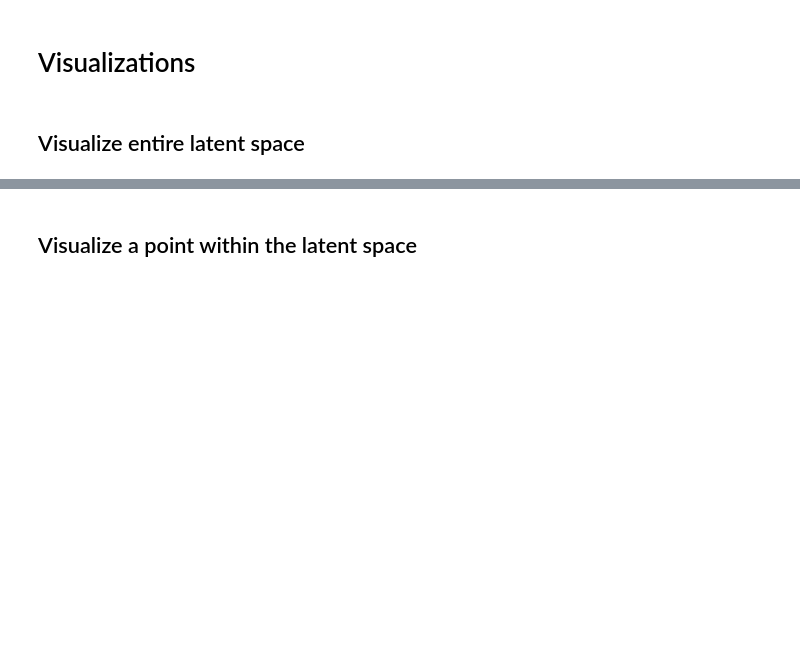
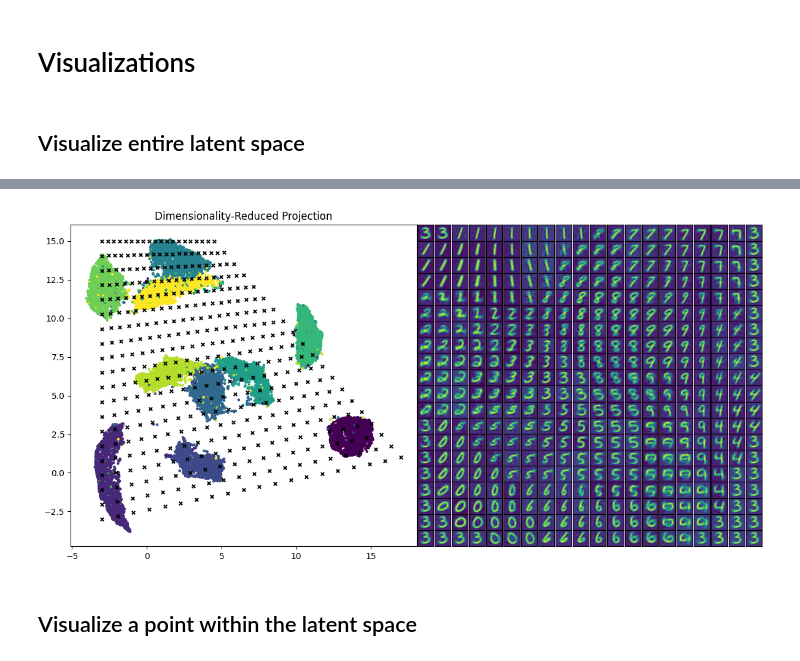
Before and after one commit to StarDylan/FlowMatching, a Jupyter notebook: MNIST_Latent_Space_Flow_Matching_Demo.ipynb, the cells around one changed output, grey strips where cells are left out. Drawn from its saved outputs; the diff is of its cells as text; code cells hidden in the pictures; blank space fills up the shorter version.

```diff
--- a/MNIST_Latent_Space_Flow_Matching_Demo.ipynb
+++ b/MNIST_Latent_Space_Flow_Matching_Demo.ipynb
@@ -153,43 +149,45 @@ KeyboardInterrupt:
 # %%
-# # Set up the grid
-# fig = plt.figure(figsize=(12, 6))
-# gs = GridSpec(grid_size, 2 * grid_size, fig)
-# # Set all padding in GridSpec to 0
-# gs.update(wspace=0, hspace=0)
-# scatter_ax = fig.add_subplot(gs[:, :grid_size])
-# digit_axes = np.zeros((grid_size, grid_size), dtype=object)
+# Set up the grid
+fig = plt.figure(figsize=(12, 6))
+gs = GridSpec(grid_size, 2 * grid_size, fig)
+# Set all padding in GridSpec to 0
+gs.update(wspace=0, hspace=0)
+scatter_ax = fig.add_subplot(gs[:, :grid_size])
+digit_axes = np.zeros((grid_size, grid_size), dtype=object)
 
-# for i in range(grid_size):
-#     for j in range(grid_size):
-#         digit_axes[i, j] = fig.add_subplot(gs[i, grid_size + j])
+for i in range(grid_size):
+    for j in range(grid_size):
+        digit_axes[i, j] = fig.add_subplot(gs[i, grid_size + j])
 
-# # Plot projection onto the scatter axis (use scatter_ax, not plt)
-# scatter_ax.scatter(
-#     x=reduced_mnist_df[0],
-#     y=reduced_mnist_df[1],
-#     s=5,
-#     c=y_train[:sample_size]
-# )
-# scatter_ax.set_title(f"Dimensionality-Reduced Projection")
+# Plot projection onto the scatter axis (use scatter_ax, not plt)
+scatter_ax.scatter(
+    x=reduced_mnist_df[0],
+    y=reduced_mnist_df[1],
+    s=5,
+    c=y_train[:sample_size]
+)
+scatter_ax.set_title(f"Dimensionality-Reduced Projection")
 
-# # Plot test points
-# scatter_ax.scatter(
-#     test_pts[:, 0],
-#     test_pts[:, 1],
-#     marker='x',
-#     c='k',
-#     s=15
-# )
+# Plot test points
+scatter_ax.scatter(
+    test_pts[:, 0],
+    test_pts[:, 1],
+    marker='x',
+    c='k',
+    s=15
+)
 
-# # Plot each of the generated digit images
-# for i in range(grid_size):
-#     for j in range(grid_size):
-#         ax = digit_axes[i, j]
-#         ax.imshow(inv_transformed_points[i * grid_size + j].reshape(28, 28))
-#         ax.set(xticks=[], yticks=[])
+# Plot each of the generated digit images
+for i in range(grid_size):
+    for j in range(grid_size):
+        ax = digit_axes[i, j]
+        ax.imshow(inv_transformed_points[i * grid_size + j].reshape(28, 28))
+        ax.set(xticks=[], yticks=[])
 
-# # Show everything at once
-# plt.tight_layout()
-# plt.show()
+# Show everything at once
+plt.tight_layout()
+plt.show()
+# %% [output]
+[figure, added]
 # %% [markdown]
 ## Visualize a point within the latent space
```
Also changed, not shown: parts of 7 cells of this notebook.
